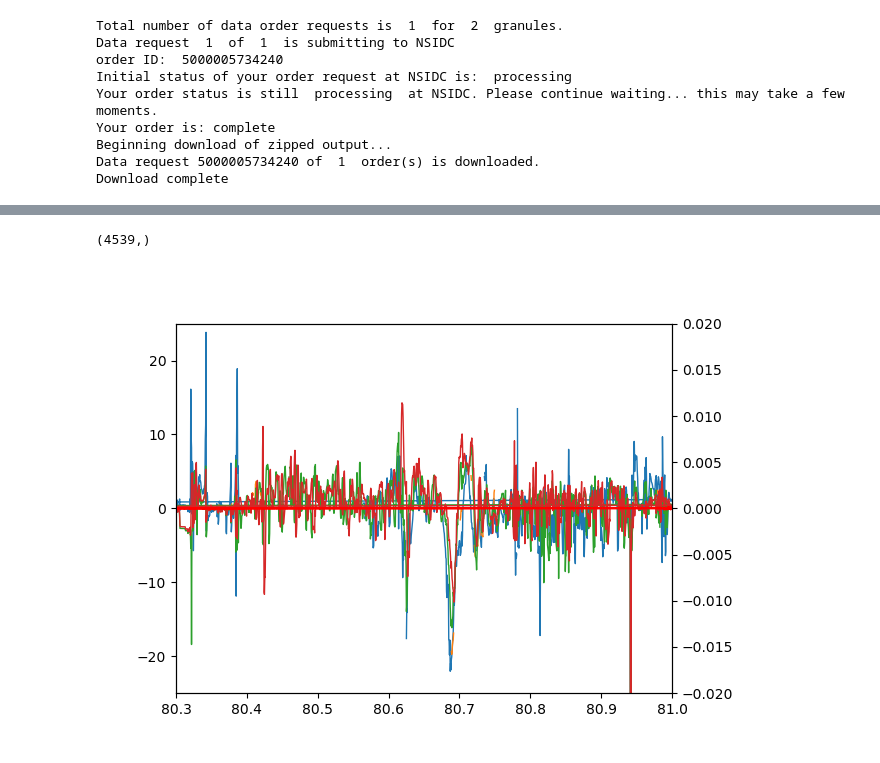
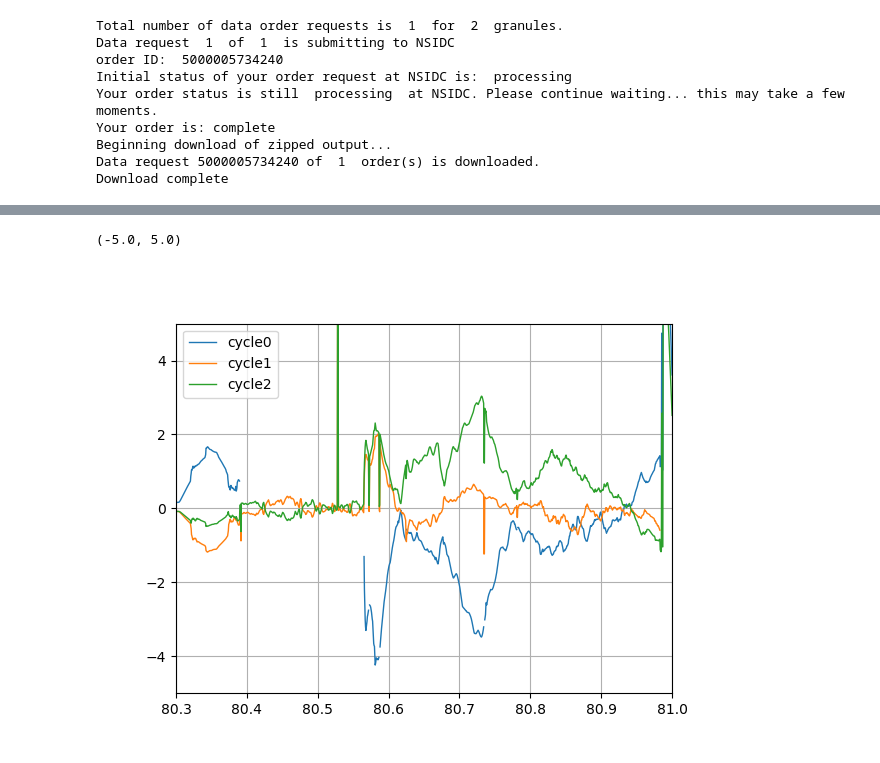
Before and after one commit to ICESAT-2HackWeek/GroundingLine-Greenland, a Jupyter notebook: slopetest.ipynb, the cells around one changed output, grey strips where cells are left out. Saved outputs shown, nothing was run; the diff lists cells and outputs as text; code cells hidden in the pictures.

Commit message:
cleaned up to make useful for other people, interpolated to fill gaps in data

```diff
--- a/slopetest.ipynb
+++ b/slopetest.ipynb
@@ -245,13 +256,0 @@ axs.legend()
-# %%
-fig,axs = plt.subplots()
-binsize = 100
-ind=0
-h_corr_smooth = running_mean(h_corr_final[:,ind],binsize)
-axs.plot(final_lats[int(binsize/2)-1:-int(binsize/2)],h_corr_smooth,label = 'cycle' + str(ind),linewidth=4)
-axs.plot(final_lats,h_corr_final[:,ind])
-# axs2 = axs.twinx()
-# h_corr_smooth_mean = np.nanmean(smoothies,axis=0)
-# axs2.plot(final_lats[int(binsize/2)-1:-int(binsize/2)], np.gradient(h_corr_smooth_mean),color='red')
-axs.set_xlim([80,81])
-# axs.plot(final_lats[int(meanbinsize/2)-1:-int(meanbinsize/2)],h_corr_smooth_mean,color='green')
-axs.legend()
@@ -261,8 +302,6 @@ axs.legend()
 # %%
-# calculate elevation anomaly
-# mean of all heights
-# h_corr_final-= final_tide
-h_mean = np.nanmean(h_corr_final,axis=1)
-h_anomalies = np.zeros(h_corr_final.shape)
-for ind in np.arange(h_corr_final.shape[1]):
-    h_anomalies[:,ind] = h_corr_final[:,ind] - h_mean
+# calculate elevation anomalies, using the smoothed data
+
+h_anomalies = np.zeros(smoothies.shape) # initialize matrix to fill
+for ind in np.arange(smoothies.shape[0]):
+    h_anomalies[ind,:] = smoothies[ind,:] - h_corr_smooth_mean
@@ -293,24 +308,22 @@ axs2.plot(final_lats[int(meanbinsize/2)-1:-int(meanbinsize/2)], np.gradient(h_co
-# %%
-np.gradient(h_corr_smooth).shape
-# %% [output]
-(4539,)
 # %%
+# plot elevation anomalies
 
-# f['pt2'].keys()
 fig,axs = plt.subplots()
-# f['pt2/ref_surf'].keys()
 
-for ind in np.arange(4):
-    axs.plot(final_lats,h_anomalies[:,ind],label = 'cycle' + str(ind),linewidth=1)
+for ind in np.arange(h_anomalies.shape[0]):
+    axs.plot(final_lats[1::],h_anomalies[ind,:],label = 'cycle' + str(ind),linewidth=1)
     # deltime = f['pt2/delta_time'][:]
 
 axs.set_xlim([80.3,81])
 axs.set_ylim([-25,25])
-axs2 = axs.twinx()
-axs2.plot(final_lats,np.nanmean(h_anomalies,axis=1),color='red')
-axs2.set_ylim([-.02,.02])
+axs.grid()
+axs.legend()
+# axs2 = axs.twinx()
+# axs2.plot(final_lats,np.nanmean(h_anomalies,axis=1),color='red')
+axs.set_ylim([-5,5])
 
-plt.show()
+# plt.show()
 # %% [output]
+(-5.0, 5.0)
-[figure, old version]
+[figure, new version]
 # %%
```
Also changed, not shown: parts of 25 cells of this notebook.
